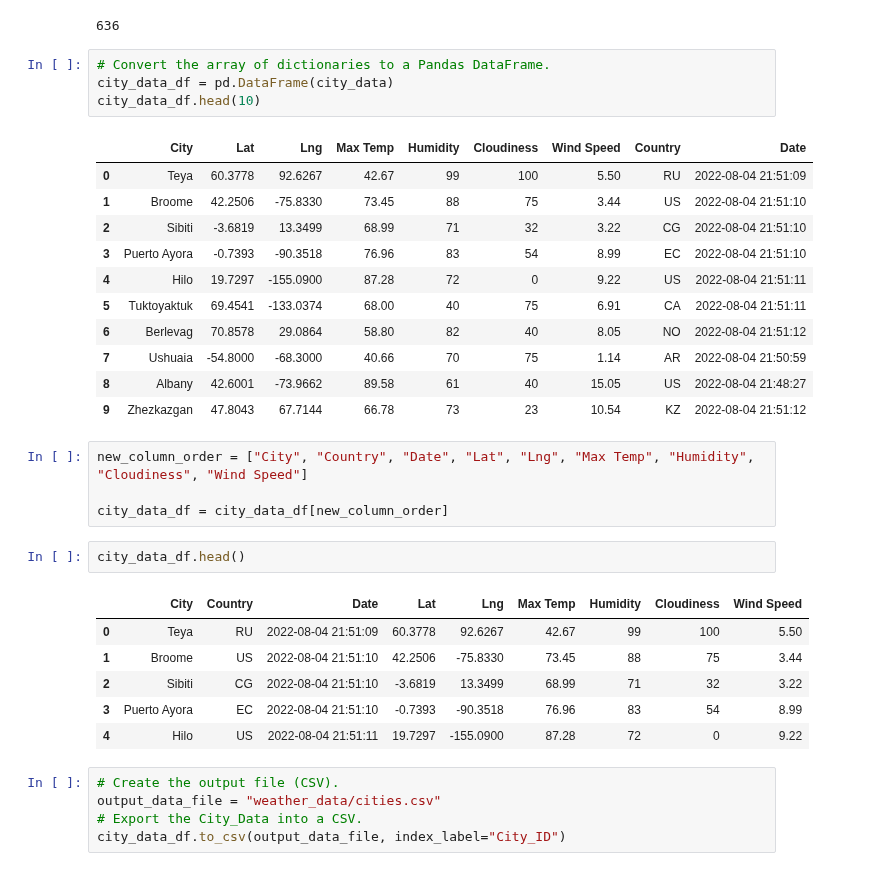
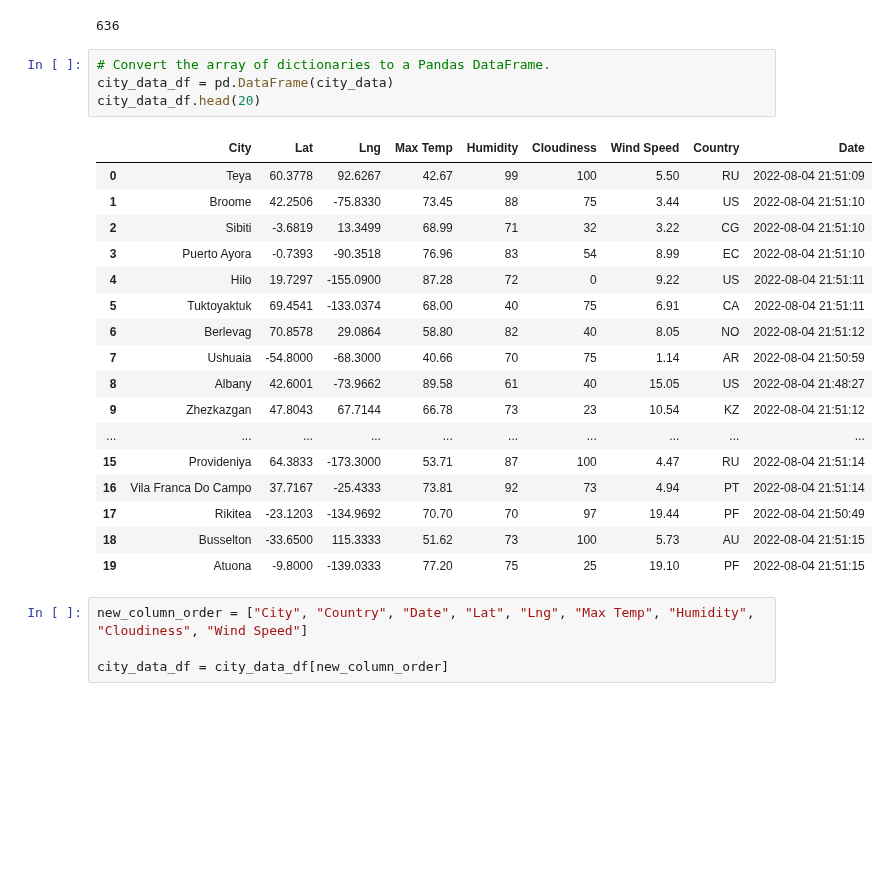
Before and after one commit to MelanconR22/World_Weather_Analysis, a Jupyter notebook: WeatherPy.ipynb, the cells around one changed output. Cells and saved outputs as stored; diff of their text form; blank space fills up the shorter version.

```diff
--- a/WeatherPy.ipynb
+++ b/WeatherPy.ipynb
@@ -300,34 +300,26 @@ len(cities)
 # %%
 # Convert the array of dictionaries to a Pandas DataFrame.
 city_data_df = pd.DataFrame(city_data)
-city_data_df.head(10)
+city_data_df.head(20)
 # %% [output]
 |  | City | Lat | Lng | Max Temp | Humidity | Cloudiness | Wind Speed | Country | Date |
 | 0 | Teya | 60.3778 | 92.6267 | 42.67 | 99 | 100 | 5.50 | RU | 2022-08-04 21:51:09 |
 | 1 | Broome | 42.2506 | -75.8330 | 73.45 | 88 | 75 | 3.44 | US | 2022-08-04 21:51:10 |
 | 2 | Sibiti | -3.6819 | 13.3499 | 68.99 | 71 | 32 | 3.22 | CG | 2022-08-04 21:51:10 |
 | 3 | Puerto Ayora | -0.7393 | -90.3518 | 76.96 | 83 | 54 | 8.99 | EC | 2022-08-04 21:51:10 |
 | 4 | Hilo | 19.7297 | -155.0900 | 87.28 | 72 | 0 | 9.22 | US | 2022-08-04 21:51:11 |
 | 5 | Tuktoyaktuk | 69.4541 | -133.0374 | 68.00 | 40 | 75 | 6.91 | CA | 2022-08-04 21:51:11 |
 | 6 | Berlevag | 70.8578 | 29.0864 | 58.80 | 82 | 40 | 8.05 | NO | 2022-08-04 21:51:12 |
 | 7 | Ushuaia | -54.8000 | -68.3000 | 40.66 | 70 | 75 | 1.14 | AR | 2022-08-04 21:50:59 |
 | 8 | Albany | 42.6001 | -73.9662 | 89.58 | 61 | 40 | 15.05 | US | 2022-08-04 21:48:27 |
 | 9 | Zhezkazgan | 47.8043 | 67.7144 | 66.78 | 73 | 23 | 10.54 | KZ | 2022-08-04 21:51:12 |
+| ... | ... | ... | ... | ... | ... | ... | ... | ... | ... |
+| 15 | Provideniya | 64.3833 | -173.3000 | 53.71 | 87 | 100 | 4.47 | RU | 2022-08-04 21:51:14 |
+| 16 | Vila Franca Do Campo | 37.7167 | -25.4333 | 73.81 | 92 | 73 | 4.94 | PT | 2022-08-04 21:51:14 |
+| 17 | Rikitea | -23.1203 | -134.9692 | 70.70 | 70 | 97 | 19.44 | PF | 2022-08-04 21:50:49 |
+| 18 | Busselton | -33.6500 | 115.3333 | 51.62 | 73 | 100 | 5.73 | AU | 2022-08-04 21:51:15 |
+| 19 | Atuona | -9.8000 | -139.0333 | 77.20 | 75 | 25 | 19.10 | PF | 2022-08-04 21:51:15 |
 # %%
 new_column_order = ["City", "Country", "Date", "Lat", "Lng", "Max Temp", "Humidity", "Cloudiness", "Wind Speed"]
 
 city_data_df = city_data_df[new_column_order]
-# %%
-city_data_df.head()
-# %% [output]
-|  | City | Country | Date | Lat | Lng | Max Temp | Humidity | Cloudiness | Wind Speed |
-| 0 | Teya | RU | 2022-08-04 21:51:09 | 60.3778 | 92.6267 | 42.67 | 99 | 100 | 5.50 |
-| 1 | Broome | US | 2022-08-04 21:51:10 | 42.2506 | -75.8330 | 73.45 | 88 | 75 | 3.44 |
-| 2 | Sibiti | CG | 2022-08-04 21:51:10 | -3.6819 | 13.3499 | 68.99 | 71 | 32 | 3.22 |
-| 3 | Puerto Ayora | EC | 2022-08-04 21:51:10 | -0.7393 | -90.3518 | 76.96 | 83 | 54 | 8.99 |
-| 4 | Hilo | US | 2022-08-04 21:51:11 | 19.7297 | -155.0900 | 87.28 | 72 | 0 | 9.22 |
-# %%
-# Create the output file (CSV).
-output_data_file = "weather_data/cities.csv"
-# Export the City_Data into a CSV.
-city_data_df.to_csv(output_data_file, index_label="City_ID")
```
Also changed, not shown: parts of 24 cells of this notebook.
